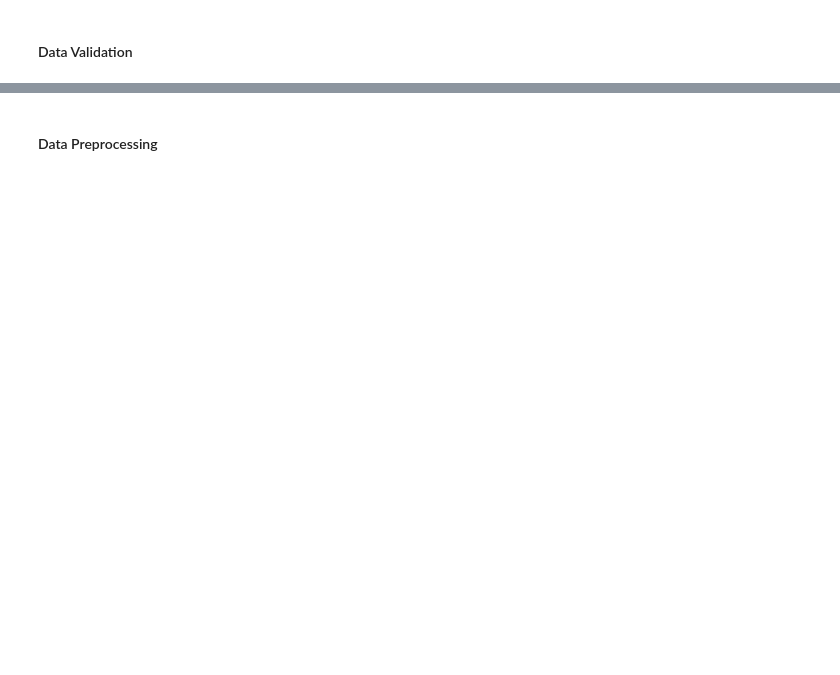
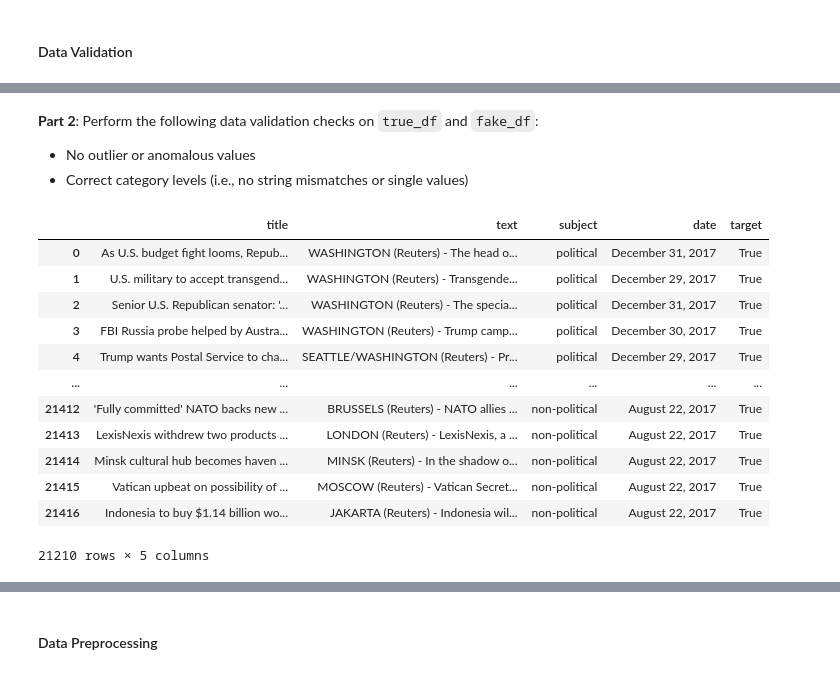
Before and after one commit to Vin-dictive/fake-real-news-detection, a Jupyter notebook: notebooks/analysis.ipynb, the cells around one changed output, grey strips where cells are left out. Drawn from its saved outputs; the diff is of its cells as text; code cells hidden in the pictures; blank space fills up the shorter version.

Commit message:
part2 validation check done

```diff
--- a/notebooks/analysis.ipynb
+++ b/notebooks/analysis.ipynb
@@ -120,0 +149,55 @@ schema.validate(fake_df, lazy=True)
+# %% [markdown]
+**Part 2**: Perform the following data validation checks on `true_df` and `fake_df`:
+- No outlier or anomalous values
+- Correct category levels (i.e., no string mismatches or single values)
+# %%
+schema2 = pa.DataFrameSchema(
+    {
+        "title": pa.Column(
+            str,
+            pa.Check((lambda x: x.str.len().between(5, 1000)),
+                     error="Outlier title length detected")
+        ),
+        "text": pa.Column(
+            str,
+            pa.Check((lambda x: x.str.len().between(20, 80000)),
+                     error="Outlier text length detected")
+        ),
+        "subject": pa.Column(
+            str,
+            pa.Check((lambda x: x.isin(['political', 'non-political'])),
+                     error="Incorrect subject category levels")
+        ),
+        "date": pa.Column(
+            str,
+            pa.Check((lambda x: pd.to_datetime(x,
+                                              format='mixed',
+                                              errors='coerce').between(pd.Timestamp('1980-01-01'),
+                                                        pd.Timestamp.now())),
+                     error="Outlier news date detected")
+        ),
+        "target": pa.Column(
+            str,
+            pa.Check((lambda x: x.isin(['True', 'Fake'])),
+                     error="Incorrect target category levels")
+        )
+    }
+)
+# %%
+true_df = true_df[true_df['text'].str.len() >= 20]
+
+schema2.validate(true_df, lazy=True)
+# %% [output]
+|  | title | text | subject | date | target |
+| 0 | As U.S. budget fight looms, Repub... | WASHINGTON (Reuters) - The head o... | political | December 31, 2017 | True |
+| 1 | U.S. military to accept transgend... | WASHINGTON (Reuters) - Transgende... | political | December 29, 2017 | True |
+| 2 | Senior U.S. Republican senator: '... | WASHINGTON (Reuters) - The specia... | political | December 31, 2017 | True |
+| 3 | FBI Russia probe helped by Austra... | WASHINGTON (Reuters) - Trump camp... | political | December 30, 2017 | True |
+| 4 | Trump wants Postal Service to cha... | SEATTLE/WASHINGTON (Reuters) - Pr... | political | December 29, 2017 | True |
+| ... | ... | ... | ... | ... | ... |
+| 21412 | 'Fully committed' NATO backs new ... | BRUSSELS (Reuters) - NATO allies ... | non-political | August 22, 2017 | True |
+| 21413 | LexisNexis withdrew two products ... | LONDON (Reuters) - LexisNexis, a ... | non-political | August 22, 2017 | True |
+| 21414 | Minsk cultural hub becomes haven ... | MINSK (Reuters) - In the shadow o... | non-political | August 22, 2017 | True |
+| 21415 | Vatican upbeat on possibility of ... | MOSCOW (Reuters) - Vatican Secret... | non-political | August 22, 2017 | True |
+| 21416 | Indonesia to buy $1.14 billion wo... | JAKARTA (Reuters) - Indonesia wil... | non-political | August 22, 2017 | True |
+21210 rows × 5 columns
```
Also changed, not shown: parts of 13 cells of this notebook.
